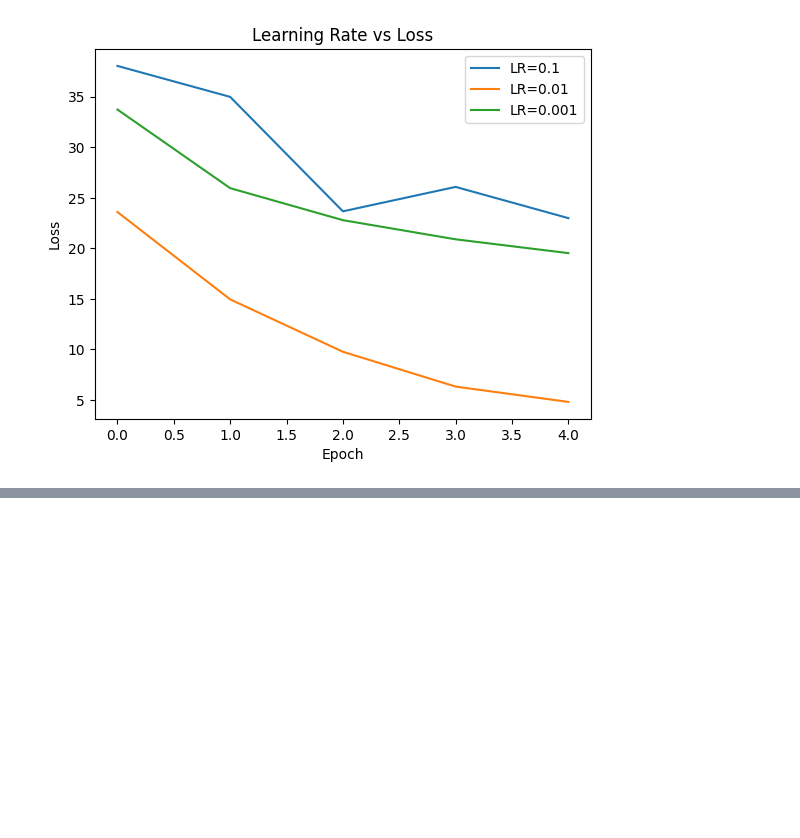
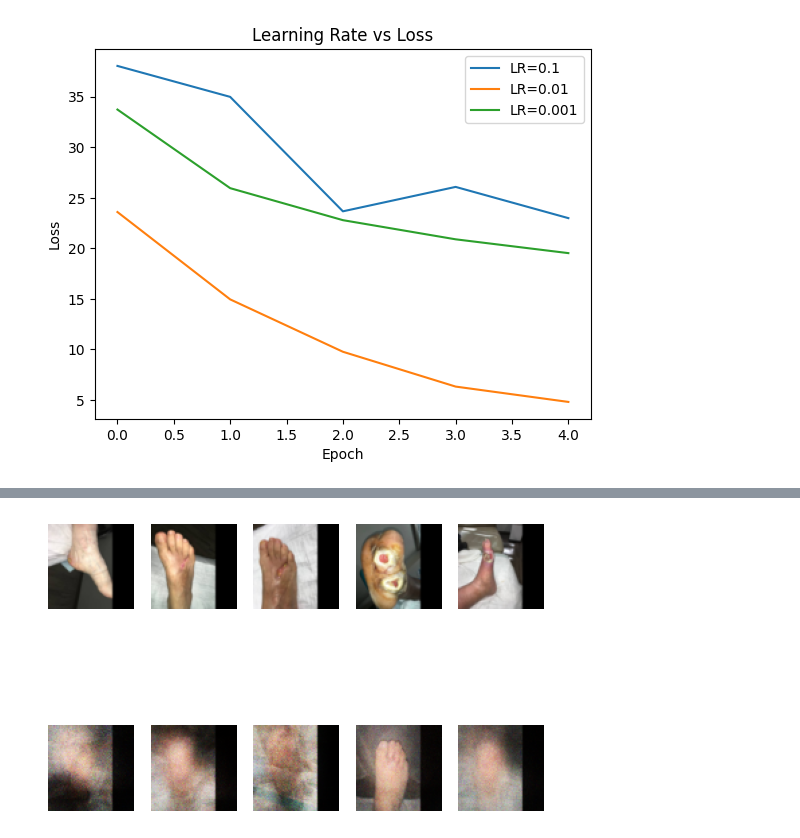
Before and after one commit to GodishalaAshwith/DeepLearning, a Jupyter notebook: DLAssignment.ipynb, the cells around one changed output, grey strips where cells are left out. Cells and saved outputs as stored; diff of their text form; code cells hidden in the pictures; blank space fills up the shorter version.

```diff
--- a/DLAssignment.ipynb
+++ b/DLAssignment.ipynb
@@ -401,0 +827,21 @@ plt.show()
+# %%
+model = AutoEncoder().to(device)
+
+optimizer = torch.optim.Adam(model.parameters(), lr=0.001)
+criterion = nn.MSELoss()
+
+for epoch in range(5):
+    total_loss = 0
+
+    for images, _ in train_loader:
+        images = images.to(device)
+
+        optimizer.zero_grad()
+        outputs = model(images)
+        loss = criterion(outputs, images)
+        loss.backward()
+        optimizer.step()
+
+        total_loss += loss.item()
+
+    print(f"Epoch {epoch+1}, Loss: {total_loss:.4f}")
@@ -401,0 +854,23 @@ plt.show()
+# %%
+import matplotlib.pyplot as plt
+
+model.eval()
+images, _ = next(iter(val_loader))
+images = images.to(device)
+
+with torch.no_grad():
+    outputs = model(images)
+
+# show original vs reconstructed
+for i in range(5):
+    plt.subplot(2,5,i+1)
+    plt.imshow(images[i].cpu().permute(1,2,0))
+    plt.axis('off')
+
+    plt.subplot(2,5,i+6)
+    plt.imshow(outputs[i].cpu().permute(1,2,0))
+    plt.axis('off')
+
+plt.show()
+# %% [output]
+[figure, added]
```
Also changed, not shown: parts of 26 cells of this notebook.
